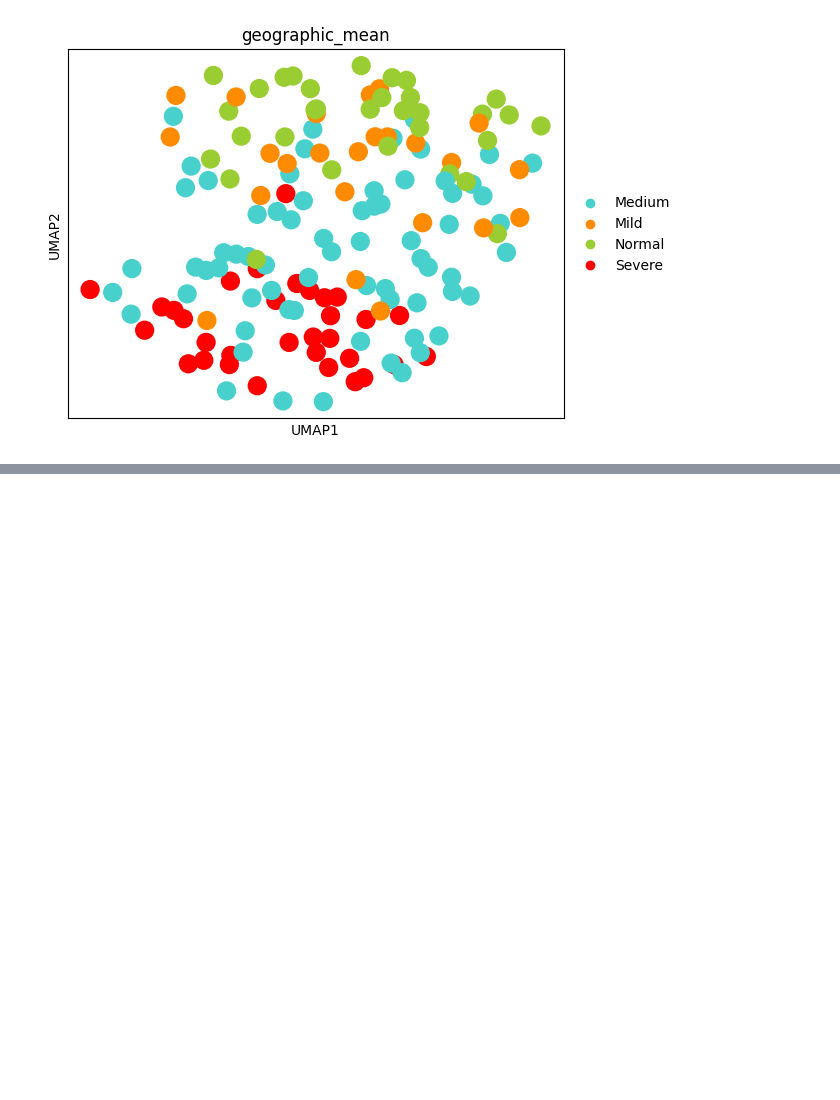
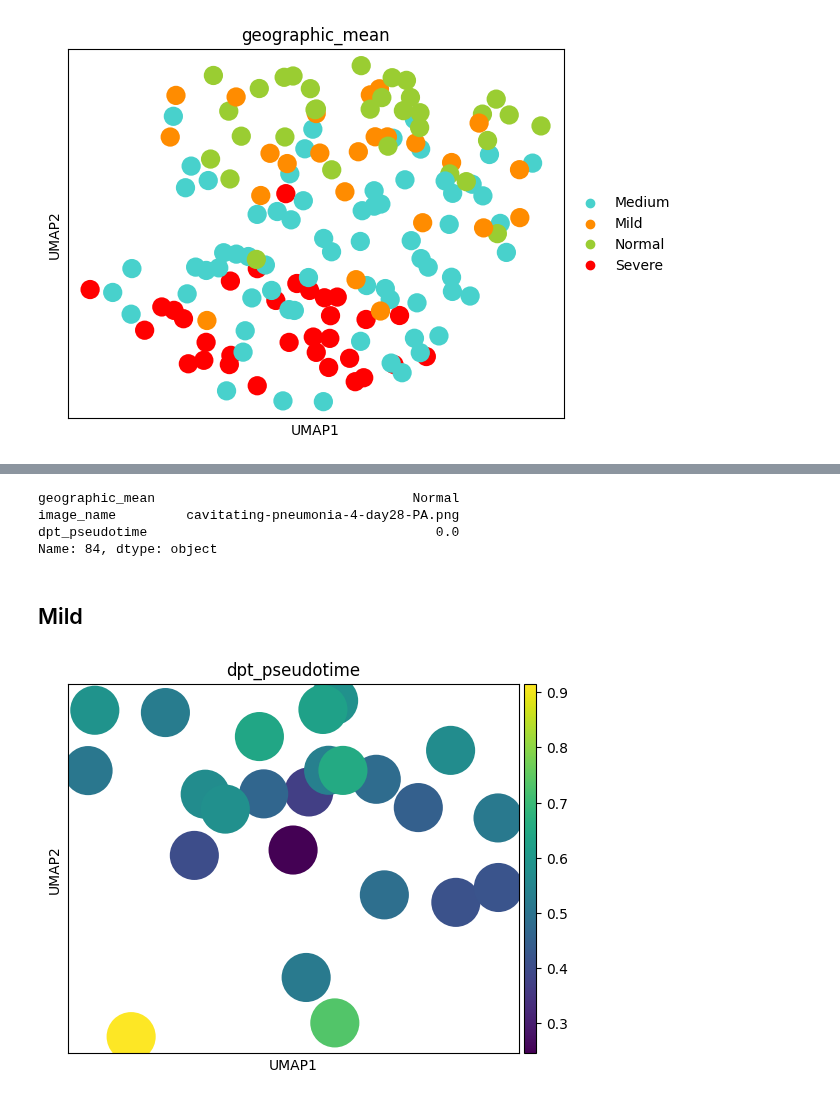
Before and after one commit to theislab/ehrapy-reproducibility, a Jupyter notebook: Figure_6/Chest-X-ray/plot_chestXray_cellrank2.ipynb, the cells around one changed output, grey strips where cells are left out. Cells and saved outputs as stored; diff of their text form; code cells hidden in the pictures; blank space fills up the shorter version.

```diff
--- a/Figure_6/Chest-X-ray/plot_chestXray_cellrank2.ipynb
+++ b/Figure_6/Chest-X-ray/plot_chestXray_cellrank2.ipynb
@@ -46,0 +103,13 @@ WARNING: Trying to run `tl.dpt` without prior call of `tl.diffmap`. Falling back
+# %%
+normal_only.loc["84"]
+# %% [output]
+geographic_mean                                 Normal
+image_name         cavitating-pneumonia-4-day28-PA.png
+dpt_pseudotime                                     0.0
+Name: 84, dtype: object
+# %% [markdown]
+## Mild
+# %%
+ep.pl.umap(adata[adata.obs.geographic_mean == "Mild"], color="dpt_pseudotime")
+# %% [output]
+[figure, added]
```
Also changed, not shown: parts of 19 cells of this notebook, 5 other files.
